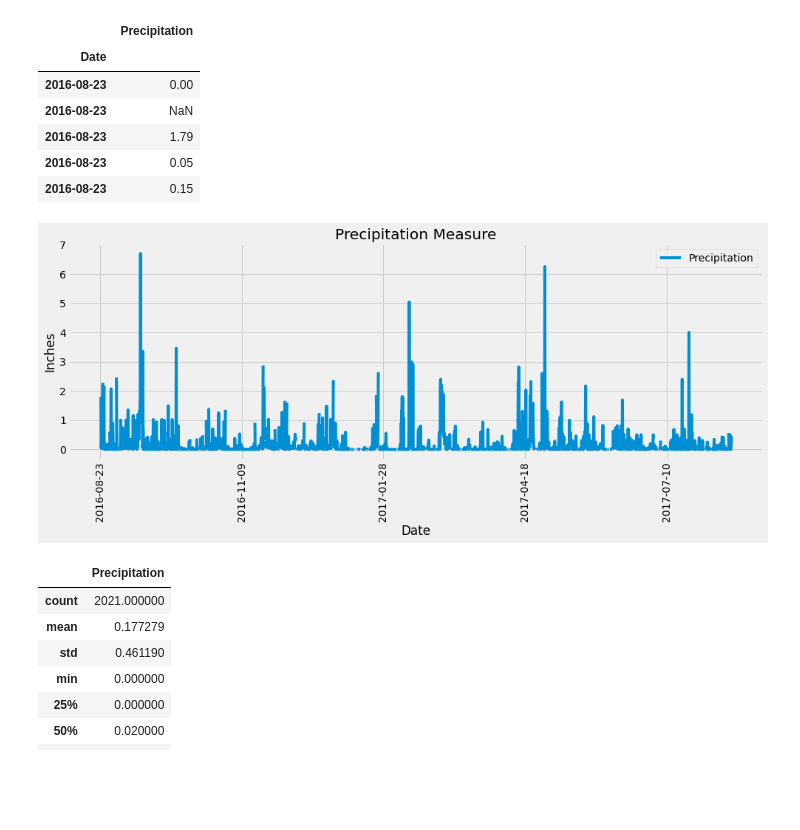
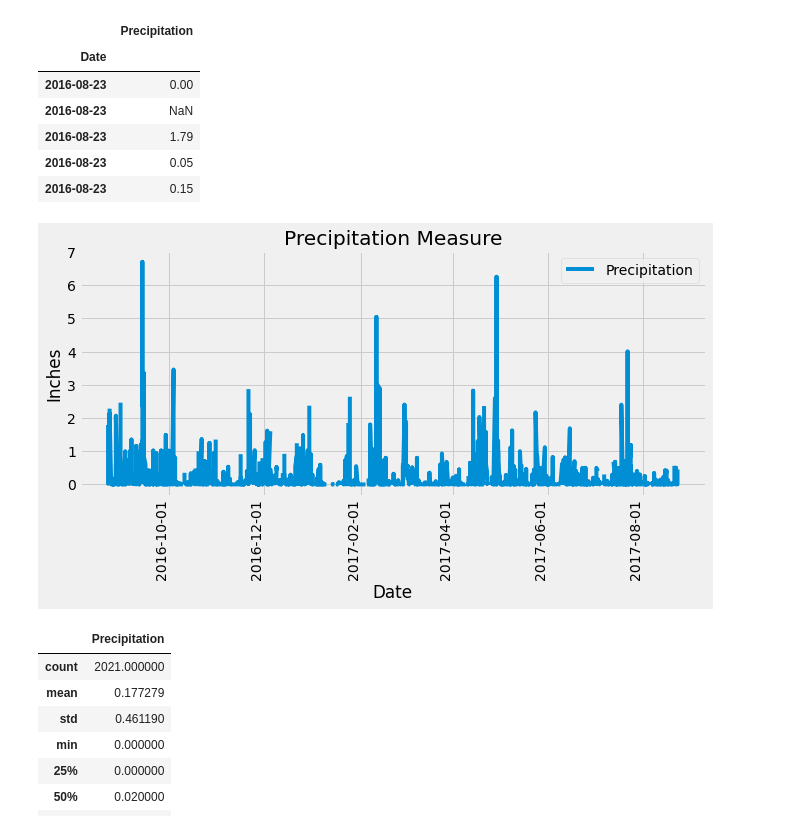
Before and after one commit to Mlara73/Hawaii-Climate-Analysis, a Jupyter notebook: climate_starter.ipynb, the cells around one changed output. Saved outputs shown, nothing was run; the diff lists cells and outputs as text; code cells hidden in the pictures; blank space fills up the shorter version.

```diff
--- a/climate_starter.ipynb
+++ b/climate_starter.ipynb
@@ -81,8 +84,10 @@ print( f" Date from one year ago is : {one_year_before_date}")
 # Perform a query to retrieve the data and precipitation scores
 sel = [Measurement.date, Measurement.prcp]
 measurement_data = session.query(*sel).filter(Measurement.date >= one_year_before_date).all()
+
 # Save the query results as a Pandas DataFrame and set the index to the date column
 measurement_df = pd.DataFrame(measurement_data, columns=['Date', 'Precipitation'])
+measurement_df["Date"]= pd.to_datetime(measurement_df["Date"])
 measurement_df.set_index('Date', inplace=True, )
 measurement_df.head()
 # %% [output]
@@ -107,11 +112,13 @@ sorted_measurement_df.head()
 | 2016-08-23 | 0.15 |
 # %%
 # Use Pandas Plotting with Matplotlib to plot the data
-ax = sorted_measurement_df.plot(rot=90, figsize = (15,5));
+ax = sorted_measurement_df.plot(rot=90, figsize = (10,5), x_compat=True);
+ax.xaxis.set_major_locator(mdates.MonthLocator(interval=2))
+ax.xaxis.set_major_formatter(mdates.DateFormatter('%Y-%m-%d'))
 ax.set_title("Precipitation Measure");
 ax.set_ylabel("Inches");
 # %% [output]
-[figure, old version]
+[figure, new version]
 # %%
 # Use Pandas to calcualte the summary statistics for the precipitation data
 sorted_measurement_df.describe()
```
Also changed, not shown: parts of 17 cells of this notebook, 1 other file.
